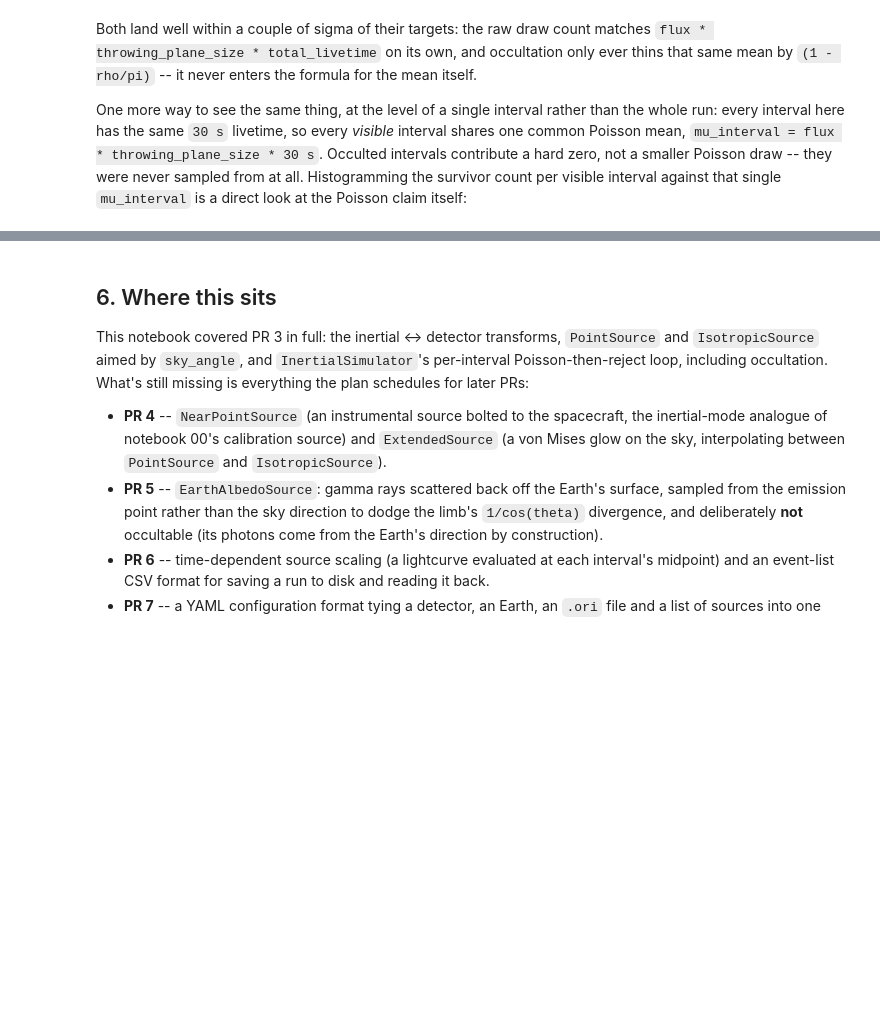
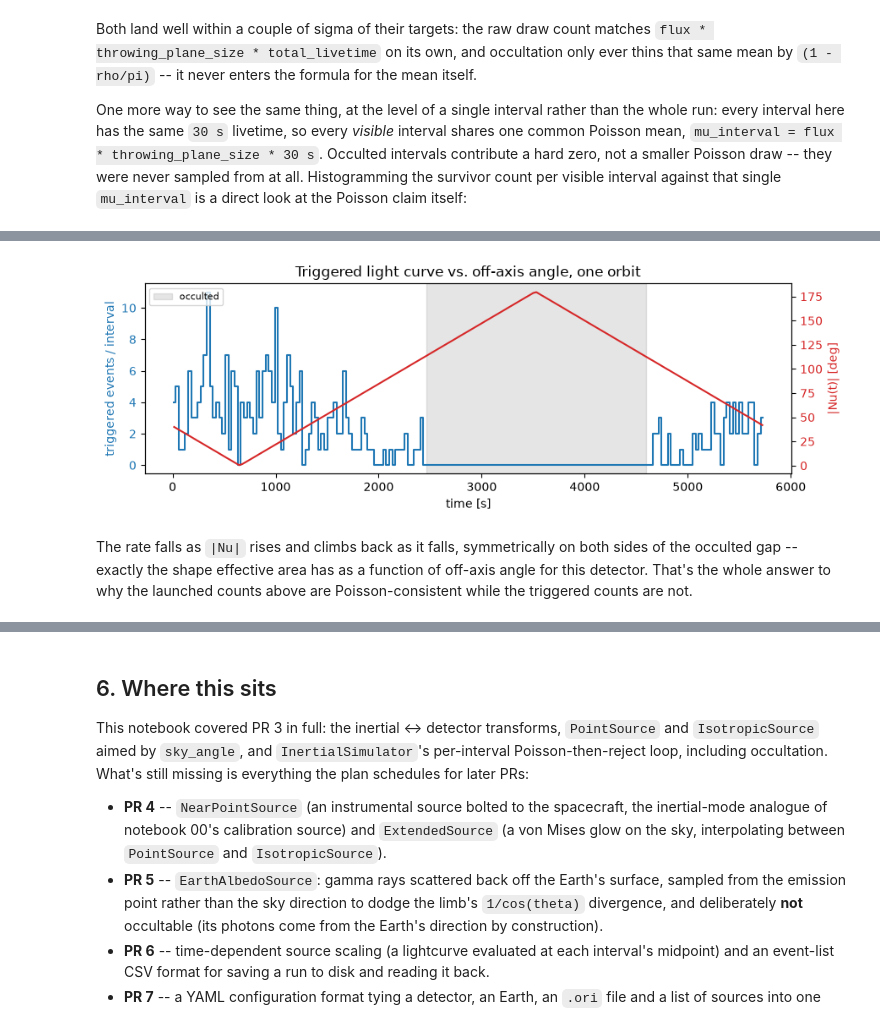
Before and after one commit to israelmcmc-ai/gammaraytoys, a Jupyter notebook: docs/examples/cosimita/02-inertial_simulation_and_occultation.ipynb, the cells around one changed output, grey strips where cells are left out. Saved outputs shown, nothing was run; the diff lists cells and outputs as text; code cells hidden in the pictures; blank space fills up the shorter version.

```diff
--- a/docs/examples/cosimita/02-inertial_simulation_and_occultation.ipynb
+++ b/docs/examples/cosimita/02-inertial_simulation_and_occultation.ipynb
@@ -553,0 +677,31 @@ draw, applied only where the source was actually visible.
+# %%
+t_mid = 0.5 * (edges[:-1] + edges[1:])
+nu_per_interval = wrap180(interval_attitudes - sky_angle.to_value(u.deg))
+
+fig, ax1 = plt.subplots(figsize = (9, 3.2))
+
+ax1.step(t_mid, triggered_per_interval, where = 'mid', color = 'tab:blue')
+ax1.set_xlabel('time [s]')
+ax1.set_ylabel('triggered events / interval', color = 'tab:blue')
+ax1.tick_params(axis = 'y', labelcolor = 'tab:blue')
+
+occulted_idx = np.where(occulted_per_interval)[0]
+ax1.axvspan(edges[occulted_idx[0]], edges[occulted_idx[-1] + 1],
+           color = 'gray', alpha = .2, label = 'occulted')
+ax1.legend(loc = 'upper left', fontsize = 8)
+
+ax2 = ax1.twinx()
+ax2.plot(t_mid, np.abs(nu_per_interval), color = 'tab:red', lw = 1.5)
+ax2.set_ylabel('|Nu(t)| [deg]', color = 'tab:red')
+ax2.tick_params(axis = 'y', labelcolor = 'tab:red')
+
+ax1.set_title('Triggered light curve vs. off-axis angle, one orbit')
+fig.tight_layout()
+# %% [output]
+[figure, added]
+# %% [markdown]
+The rate falls as `|Nu|` rises and climbs back as it falls, symmetrically on
+both sides of the occulted gap -- exactly the shape effective area has as a
+function of off-axis angle for this detector. That's the whole answer to
+why the launched counts above are Poisson-consistent while the triggered
+counts are not.
```
Also changed, not shown: parts of 15 cells of this notebook.
